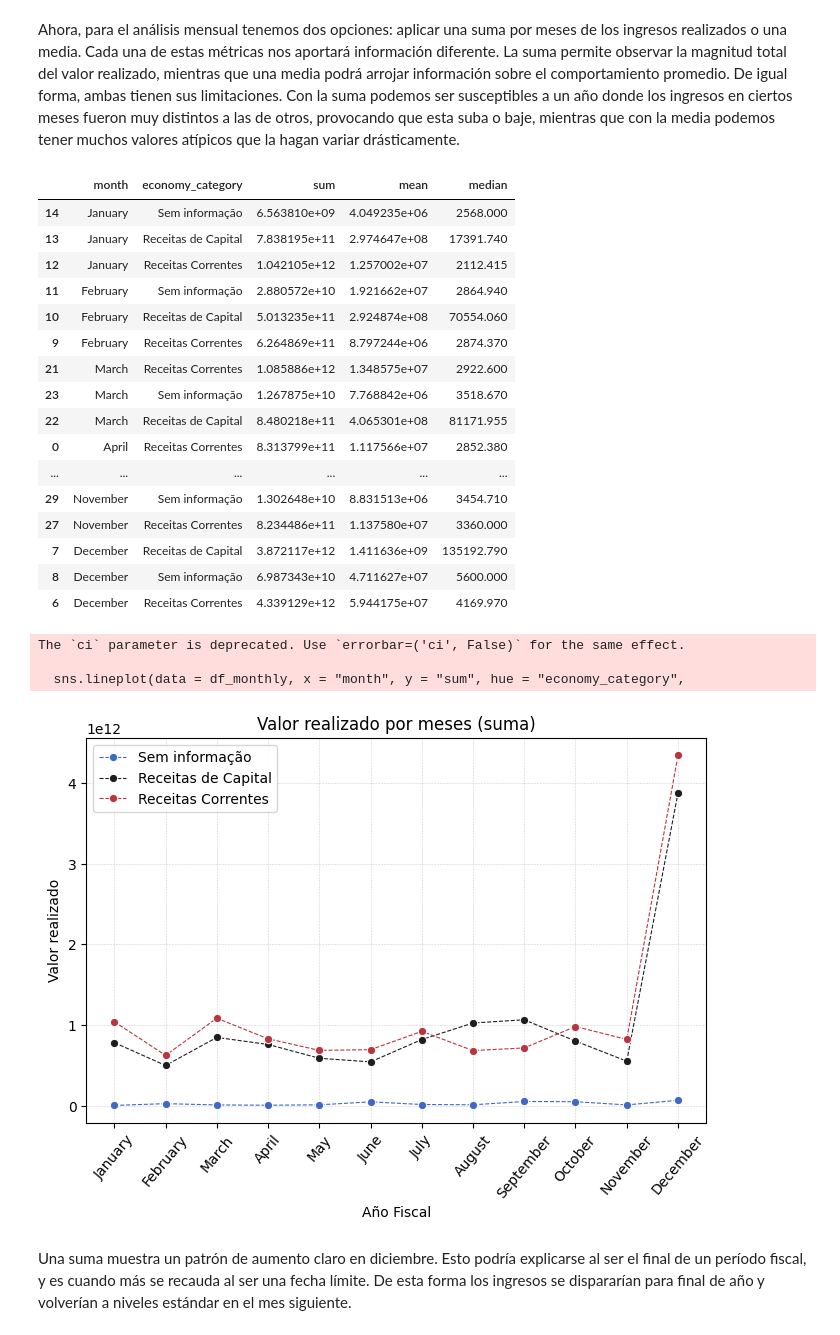
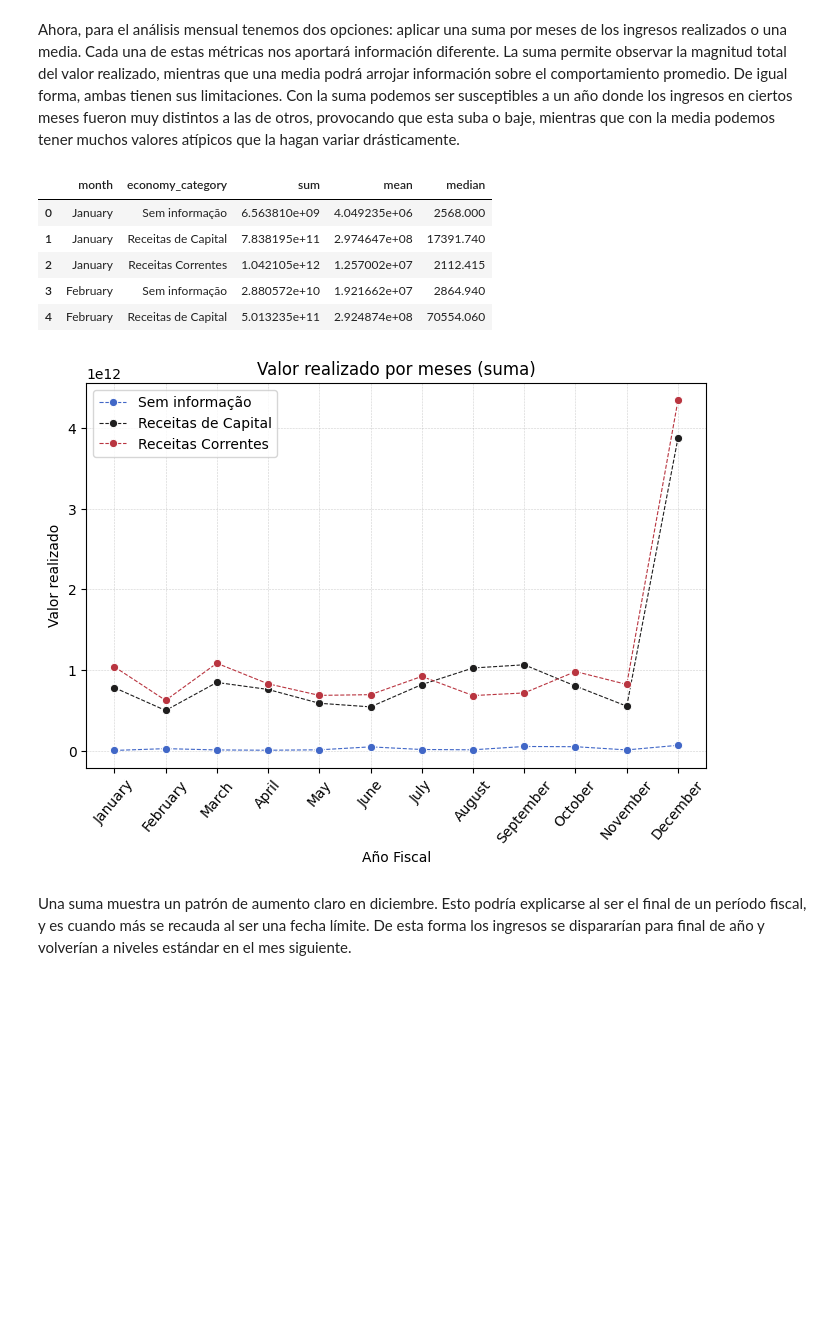
Before and after one commit to yanruwu/Proyecto2-EDA-Ingresos-Publicos-Brasil, a Jupyter notebook: notebooks/3-eda.ipynb, the cells around one changed output. Drawn from its saved outputs; the diff is of its cells as text; code cells hidden in the pictures; blank space fills up the shorter version.

```diff
--- a/notebooks/eda.ipynb
+++ b/notebooks/3-eda.ipynb
@@ -181,41 +173,28 @@ month_names = list(calendar.month_name)[1:]
 df_monthly = df.groupby(["month", "economy_category"])["realized_value"].agg(["sum", "mean", "median"]).reset_index().sort_values("month")
 df_monthly["month"] = pd.Categorical(df_monthly["month"], categories=month_names, ordered=True)
 df_monthly = df_monthly.sort_values("month")
-# %%
-df_monthly
-# %% [output]
-|  | month | economy_category | sum | mean | median |
-| 14 | January | Sem informação | 6.563810e+09 | 4.049235e+06 | 2568.000 |
-| 13 | January | Receitas de Capital | 7.838195e+11 | 2.974647e+08 | 17391.740 |
-| 12 | January | Receitas Correntes | 1.042105e+12 | 1.257002e+07 | 2112.415 |
-| 11 | February | Sem informação | 2.880572e+10 | 1.921662e+07 | 2864.940 |
-| 10 | February | Receitas de Capital | 5.013235e+11 | 2.924874e+08 | 70554.060 |
-| 9 | February | Receitas Correntes | 6.264869e+11 | 8.797244e+06 | 2874.370 |
-| 21 | March | Receitas Correntes | 1.085886e+12 | 1.348575e+07 | 2922.600 |
-| 23 | March | Sem informação | 1.267875e+10 | 7.768842e+06 | 3518.670 |
-| 22 | March | Receitas de Capital | 8.480218e+11 | 4.065301e+08 | 81171.955 |
-| 0 | April | Receitas Correntes | 8.313799e+11 | 1.117566e+07 | 2852.380 |
-| ... | ... | ... | ... | ... | ... |
-| 29 | November | Sem informação | 1.302648e+10 | 8.831513e+06 | 3454.710 |
-| 27 | November | Receitas Correntes | 8.234486e+11 | 1.137580e+07 | 3360.000 |
-| 7 | December | Receitas de Capital | 3.872117e+12 | 1.411636e+09 | 135192.790 |
-| 8 | December | Sem informação | 6.987343e+10 | 4.711627e+07 | 5600.000 |
-| 6 | December | Receitas Correntes | 4.339129e+12 | 5.944175e+07 | 4169.970 |
+# %%
+df_monthly.reset_index(inplace=True, drop=True)
+df_monthly.head()
+# %% [output]
+|  | month | economy_category | sum | mean | median |
+| 0 | January | Sem informação | 6.563810e+09 | 4.049235e+06 | 2568.000 |
+| 1 | January | Receitas de Capital | 7.838195e+11 | 2.974647e+08 | 17391.740 |
+| 2 | January | Receitas Correntes | 1.042105e+12 | 1.257002e+07 | 2112.415 |
+| 3 | February | Sem informação | 2.880572e+10 | 1.921662e+07 | 2864.940 |
+| 4 | February | Receitas de Capital | 5.013235e+11 | 2.924874e+08 | 70554.060 |
 # %%
 plt.figure(figsize=(8,5))
 plt.grid(ls = "--", lw = 0.4, alpha = 0.6)
 plt.title("Valor realizado por meses (suma)")
 sns.lineplot(data = df_monthly, x = "month", y = "sum", hue = "economy_category",
-             ci = False, marker = "o", ls = "--", palette="icefire", lw = 0.8)
+             errorbar=('ci', False), marker = "o", ls = "--", palette="icefire", lw = 0.8)
 plt.xlabel("Año Fiscal")
 plt.ylabel("Valor realizado")
 plt.legend()
 plt.xticks(rotation = 50)
 plt.show()
 # %% [output]
-The `ci` parameter is deprecated. Use `errorbar=('ci', False)` for the same effect.
-
-  sns.lineplot(data = df_monthly, x = "month", y = "sum", hue = "economy_category",
 [figure]
 # %% [markdown]
 Una suma muestra un patrón de aumento claro en diciembre. Esto podría explicarse al ser el final de un período fiscal, y es cuando más se recauda al ser una fecha límite. De esta forma los ingresos se dispararían para final de año y volverían a niveles estándar en el mes siguiente.
```
Also changed, not shown: parts of 2 cells of this notebook, 9 other files.
